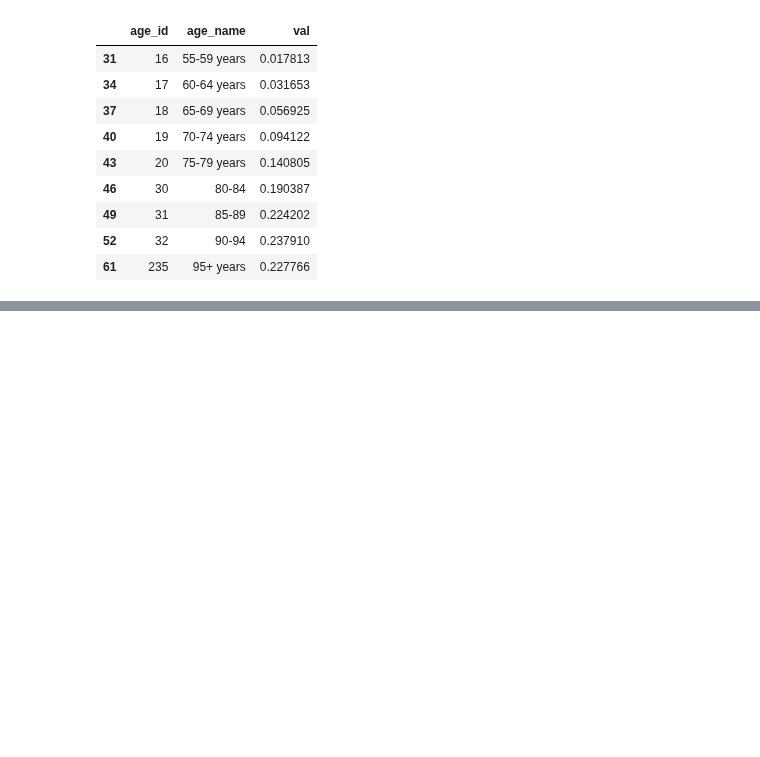
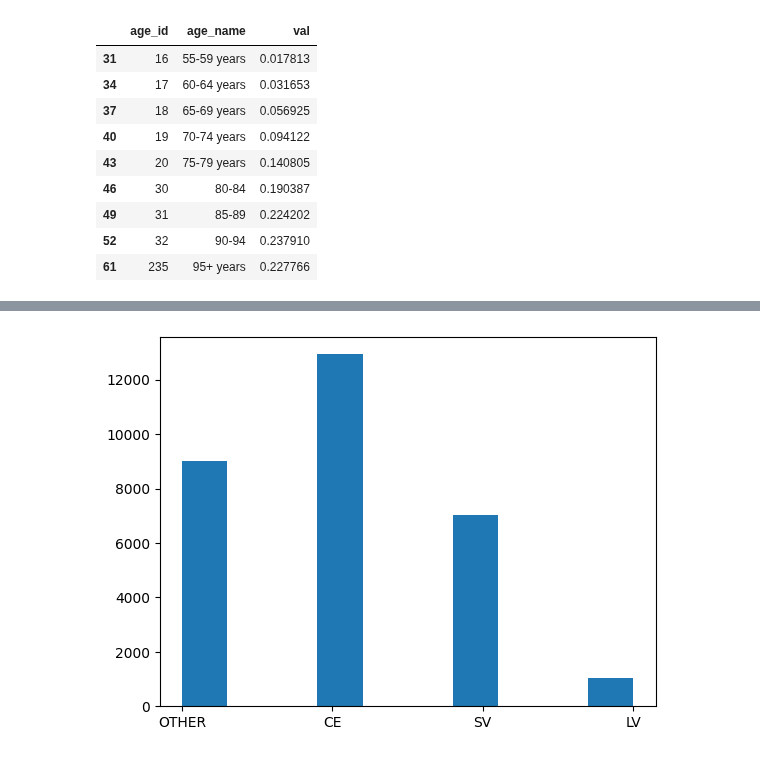
Before and after one commit to deligkaris/microsimNotebooks, a Jupyter notebook: afibModelRecalibrationsPart2.ipynb, the cells around one changed output, grey strips where cells are left out. Drawn from its saved outputs; the diff is of its cells as text; code cells hidden in the pictures; blank space fills up the shorter version.

```diff
--- a/afibModelRecalibrationsPart2.ipynb
+++ b/afibModelRecalibrationsPart2.ipynb
@@ -497,0 +561,5 @@ cohortAfibMeansByAgeGroup
+# %%
+plt.hist(strokePhenotype["strokeSubtypeLabels"])
+plt.show()
+# %% [output]
+[figure, added]
```
Also changed, not shown: parts of 17 cells of this notebook, 7 other files.
